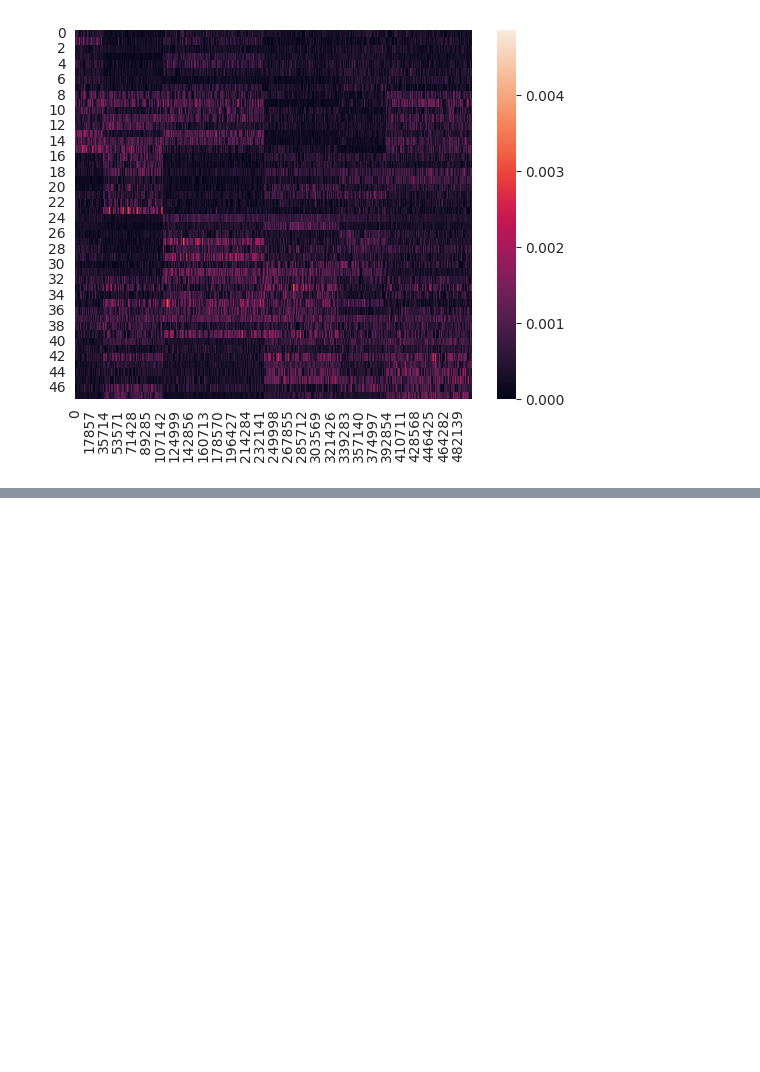
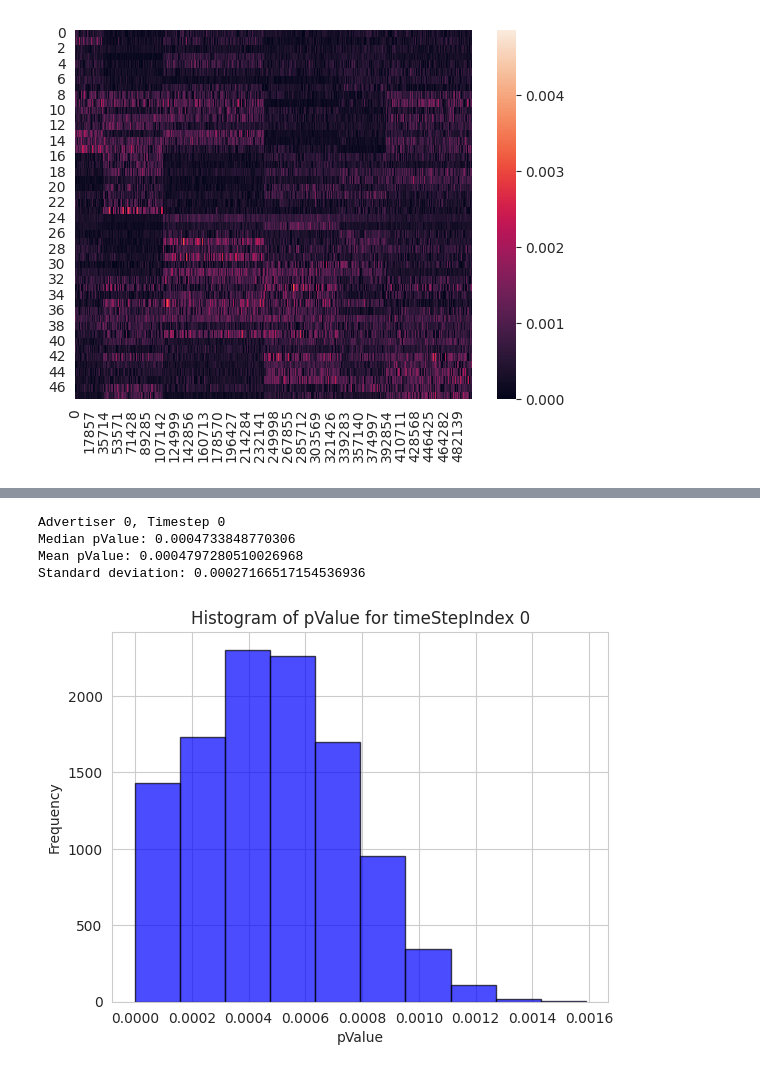
Before and after one commit to DanielGardin/auto-bidding, a Jupyter notebook: data/caio_data_analysis.ipynb, the cells around one changed output, grey strips where cells are left out. Cells and saved outputs as stored; diff of their text form; code cells hidden in the pictures; blank space fills up the shorter version.

Commit message:
add single analysis

```diff
--- a/data/caio_data_analysis.ipynb
+++ b/data/caio_data_analysis.ipynb
@@ -66,0 +76,26 @@ sns.heatmap(pValues)
+# %%
+###  Is there a distribution of p-values within a timestap for an advertiser?
+
+def analysis1_1(
+    bidding_data: pd.DataFrame,
+    advertiser_number: int,
+    time_step_index: int,
+
+):
+
+    filtered_df = bidding_data[advertiser_number].loc[time_step_index]
+
+    median_pValue = filtered_df['pValue'].median()
+    mean_pValue = filtered_df['pValue'].mean()
+    std_pValue = filtered_df['pValue'].std()
+
+    print(f"Advertiser {advertiser_number}, Timestep {time_step_index}")
+    print(f"Median pValue: {median_pValue}")
+    print(f"Mean pValue: {mean_pValue}")
+    print(f"Standard deviation: {std_pValue}")
+
+    plt.hist(filtered_df['pValue'], bins=10, color='blue', edgecolor='black', alpha=0.7)
+    plt.title(f'Histogram of pValue for timeStepIndex {time_step_index}')
+    plt.xlabel('pValue')
+    plt.ylabel('Frequency')
+    plt.grid(True)
@@ -66,0 +126,8 @@ sns.heatmap(pValues)
+# %%
+analysis1_1(bidding_data, 0, 0)
+# %% [output]
+Advertiser 0, Timestep 0
+Median pValue: 0.0004733848770306
+Mean pValue: 0.0004797280510026968
+Standard deviation: 0.00027166517154536936
+[figure, added]
```
Also changed, not shown: parts of 4 cells of this notebook.
